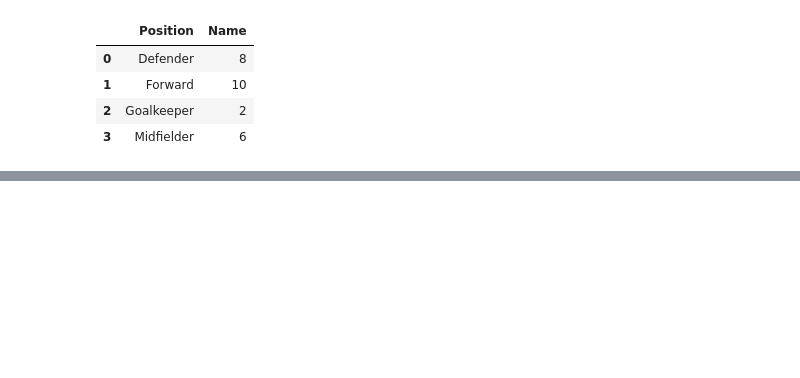
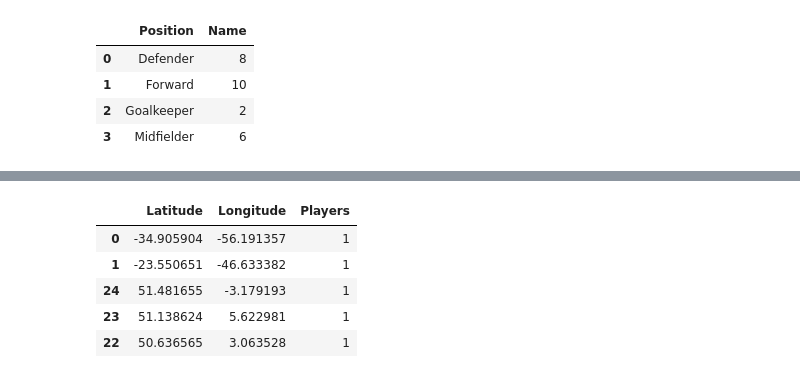
Before and after one commit to juanfdaza/data-labs, a Jupyter notebook: module-1/web-project/your-code/your-code.ipynb, the cells around one changed output, grey strips where cells are left out. Cells and saved outputs as stored; diff of their text form; code cells hidden in the pictures; blank space fills up the shorter version.

```diff
--- a/module-1/web-project/your-code/your-code.ipynb
+++ b/module-1/web-project/your-code/your-code.ipynb
@@ -254,0 +383,12 @@ px.area(players_per_age, x='Age', y='Name', hover_name='Name')
+# %%
+pivot_map = players.pivot_table(index = ('Latitude','Longitude'),
+                                values = 'Name',
+                                aggfunc ='count').reset_index().rename(columns = {'Name':'Players'}).sort_values('Players', ascending = False )
+pivot_map.head()
+# %% [output]
+|  | Latitude | Longitude | Players |
+| 0 | -34.905904 | -56.191357 | 1 |
+| 1 | -23.550651 | -46.633382 | 1 |
+| 24 | 51.481655 | -3.179193 | 1 |
+| 23 | 51.138624 | 5.622981 | 1 |
+| 22 | 50.636565 | 3.063528 | 1 |
```
Also changed, not shown: parts of 24 cells of this notebook, 1 other file.
